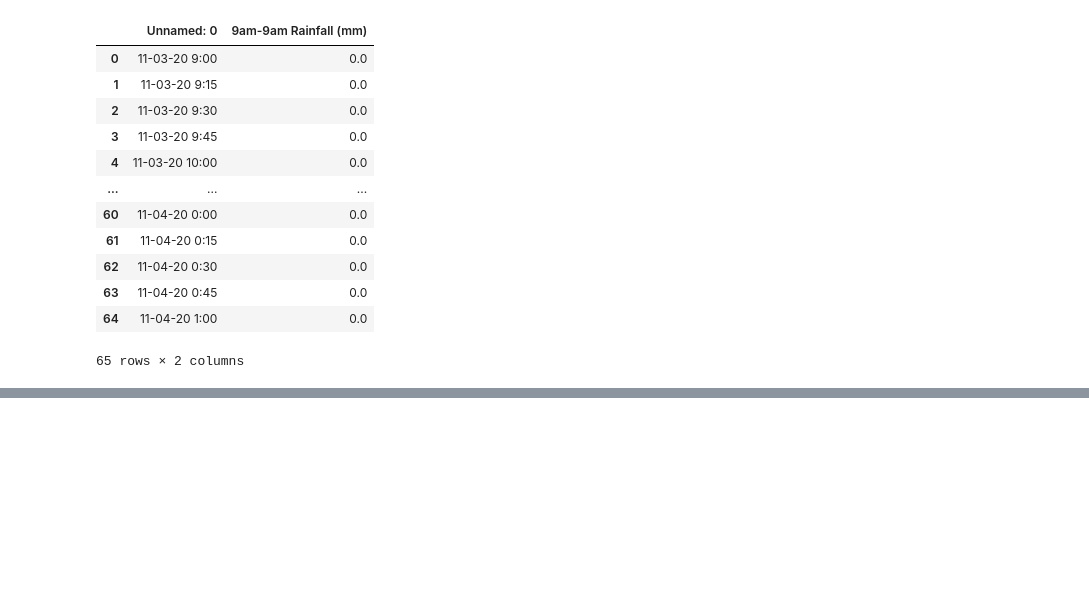
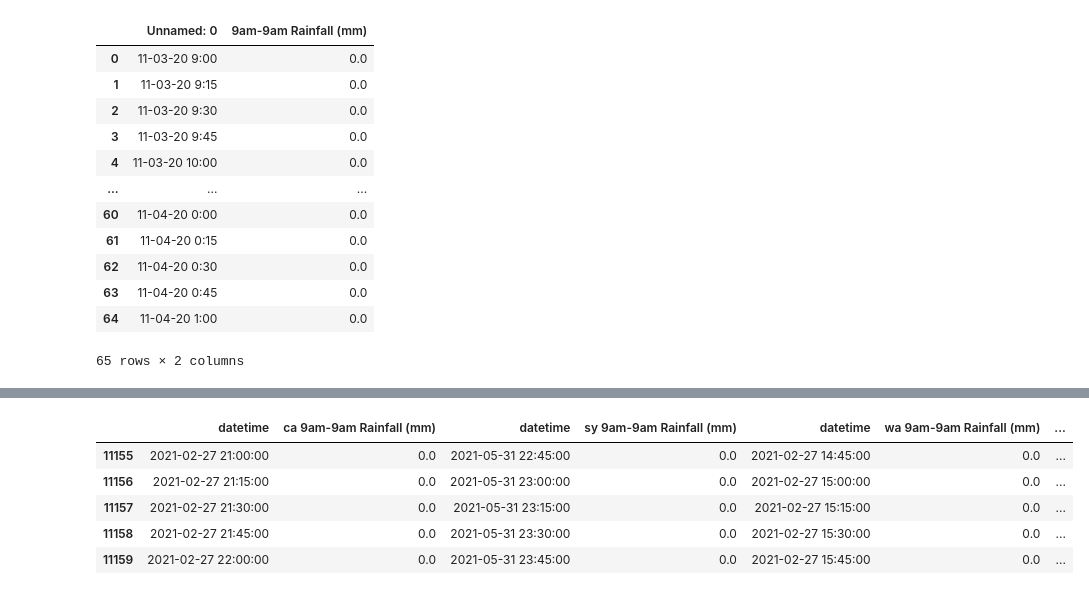
Before and after one commit to EpicTomatoSauce/uwa_final_project, a Jupyter notebook: clean.ipynb, the cells around one changed output, grey strips where cells are left out. Cells and saved outputs as stored; diff of their text form; code cells hidden in the pictures; blank space fills up the shorter version.

```diff
--- a/clean.ipynb
+++ b/clean.ipynb
@@ -104,3 +113,12 @@ df_concat.head(65)
+# %%
+df_concat.tail()
+# %% [output]
+|  | datetime | ca 9am-9am Rainfall (mm) | datetime | sy 9am-9am Rainfall (mm) | datetime | wa 9am-9am Rainfall (mm) | ... |
+| 11155 | 2021-02-27 21:00:00 | 0.0 | 2021-05-31 22:45:00 | 0.0 | 2021-02-27 14:45:00 | 0.0 | ... |
+| 11156 | 2021-02-27 21:15:00 | 0.0 | 2021-05-31 23:00:00 | 0.0 | 2021-02-27 15:00:00 | 0.0 | ... |
+| 11157 | 2021-02-27 21:30:00 | 0.0 | 2021-05-31 23:15:00 | 0.0 | 2021-02-27 15:15:00 | 0.0 | ... |
+| 11158 | 2021-02-27 21:45:00 | 0.0 | 2021-05-31 23:30:00 | 0.0 | 2021-02-27 15:30:00 | 0.0 | ... |
+| 11159 | 2021-02-27 22:00:00 | 0.0 | 2021-05-31 23:45:00 | 0.0 | 2021-02-27 15:45:00 | 0.0 | ... |
 # %%
 df_concat.dtypes
 # %% [output]
```
Also changed, not shown: parts of 29 cells of this notebook.
